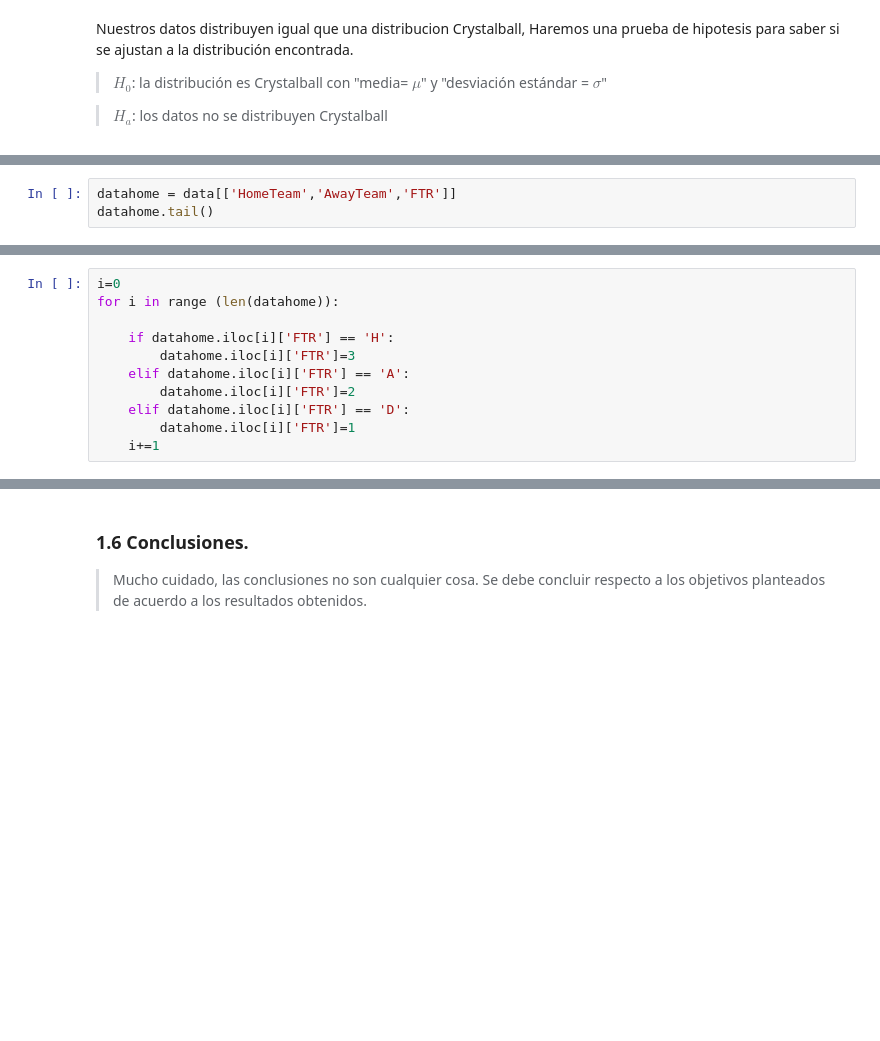
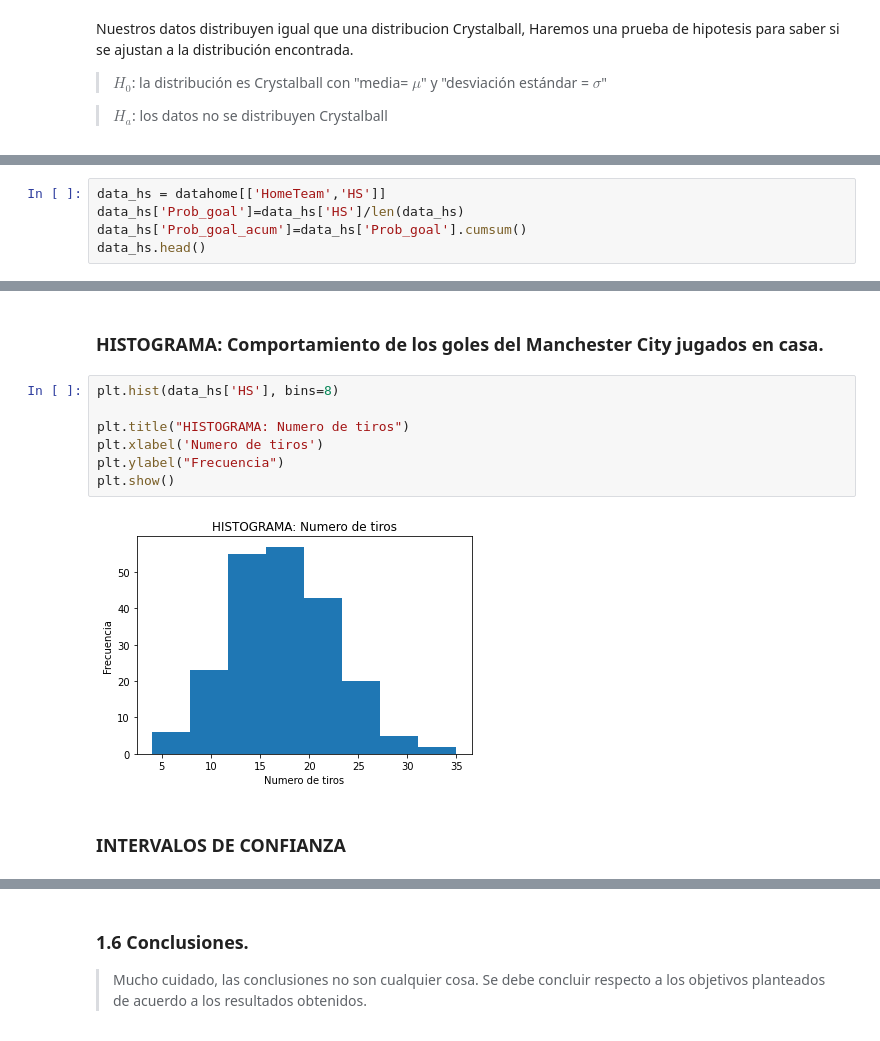
Before and after one commit to mariajosecanture/PROYECTO_SG_MJC, a Jupyter notebook: ProyectoModulo1_CantuM_GarciaS_GreenA-Copy1.ipynb, the cells around one changed output, grey strips where cells are left out. Drawn from its saved outputs; the diff is of its cells as text; blank space fills up the shorter version.

```diff
--- a/ProyectoModulo1_CantuM_GarciaS_GreenA-Copy1.ipynb
+++ b/ProyectoModulo1_CantuM_GarciaS_GreenA-Copy1.ipynb
@@ -493,3 +486,0 @@ A: Away win
-# %%
-datahome = data[['HomeTeam','AwayTeam','FTR']]
-datahome.tail()
@@ -503,11 +486,0 @@ datahome.tail()
-# %%
-i=0
-for i in range (len(datahome)):
-
-    if datahome.iloc[i]['FTR'] == 'H':
-        datahome.iloc[i]['FTR']=3
-    elif datahome.iloc[i]['FTR'] == 'A':
-        datahome.iloc[i]['FTR']=2
-    elif datahome.iloc[i]['FTR'] == 'D':
-        datahome.iloc[i]['FTR']=1
-    i+=1
@@ -552,0 +489,5 @@ Metodo Q-Q (distribucion correcta)
+# %%
+data_hs = datahome[['HomeTeam','HS']]
+data_hs['Prob_goal']=data_hs['HS']/len(data_hs)
+data_hs['Prob_goal_acum']=data_hs['Prob_goal'].cumsum()
+data_hs.head()
@@ -552,0 +501,13 @@ Metodo Q-Q (distribucion correcta)
+# %% [markdown]
+### HISTOGRAMA: Comportamiento de los goles del Manchester City jugados en casa.
+# %%
+plt.hist(data_hs['HS'], bins=8)
+
+plt.title("HISTOGRAMA: Numero de tiros")
+plt.xlabel('Numero de tiros')
+plt.ylabel("Frecuencia")
+plt.show()
+# %% [output]
+[figure, added]
+# %% [markdown]
+### INTERVALOS DE CONFIANZA
```
Also changed, not shown: parts of 36 cells of this notebook.
